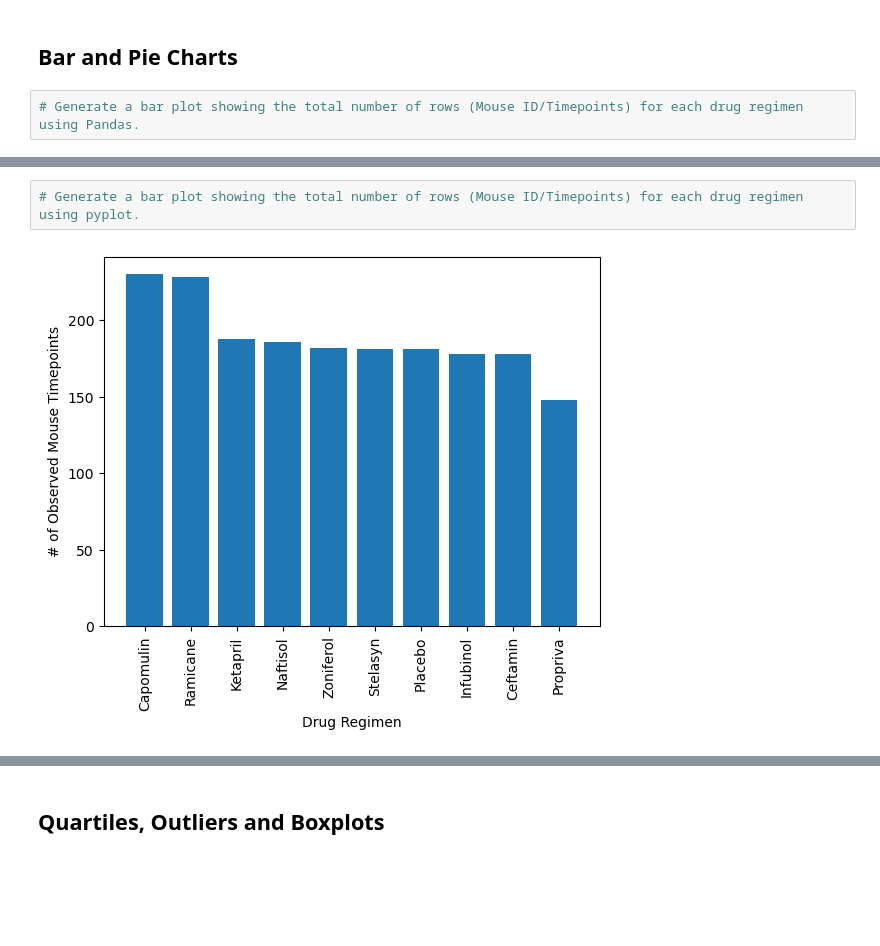
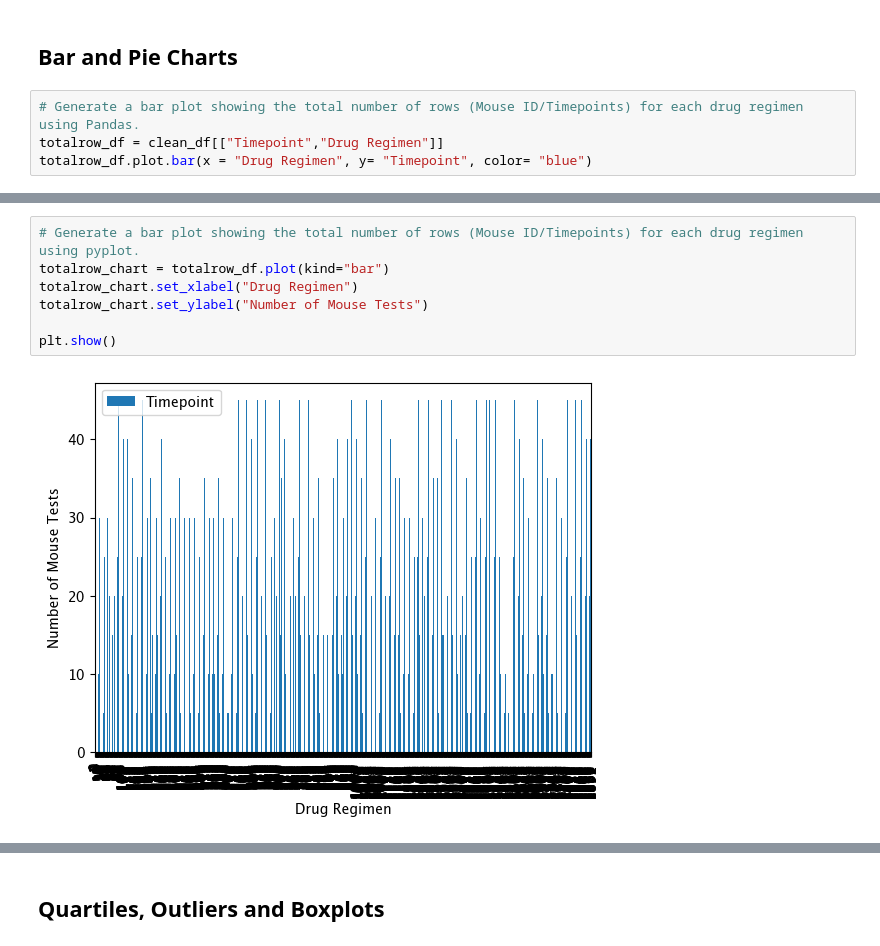
Before and after one commit to Gabriellaade/Module-5-Challenge, a Jupyter notebook: pymaceuticals.ipynb, the cells around one changed output, grey strips where cells are left out. Drawn from its saved outputs; the diff is of its cells as text; blank space fills up the shorter version.

```diff
--- a/pymaceuticals.ipynb
+++ b/pymaceuticals.ipynb
@@ -124,4 +130,6 @@ clean_df["Mouse ID"].nunique()
 ## Bar and Pie Charts
 # %%
 # Generate a bar plot showing the total number of rows (Mouse ID/Timepoints) for each drug regimen using Pandas.
+totalrow_df = clean_df[["Timepoint","Drug Regimen"]]
+totalrow_df.plot.bar(x = "Drug Regimen", y= "Timepoint", color= "blue")
 # %% [output]
@@ -129,4 +138,9 @@ clean_df["Mouse ID"].nunique()
 # %%
 # Generate a bar plot showing the total number of rows (Mouse ID/Timepoints) for each drug regimen using pyplot.
+totalrow_chart = totalrow_df.plot(kind="bar")
+totalrow_chart.set_xlabel("Drug Regimen")
+totalrow_chart.set_ylabel("Number of Mouse Tests")
+
+plt.show()
 # %% [output]
-[figure, old version]
+[figure, new version]
```
Also changed, not shown: parts of 14 cells of this notebook, 5 other files.
